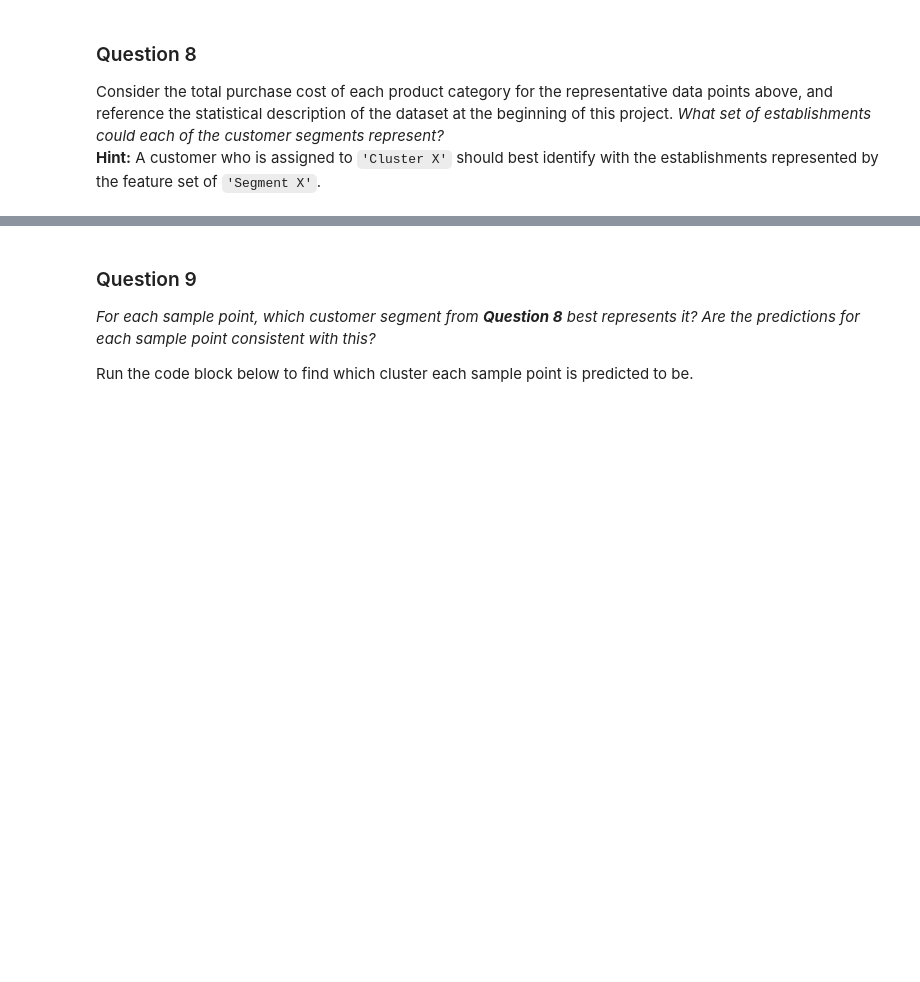
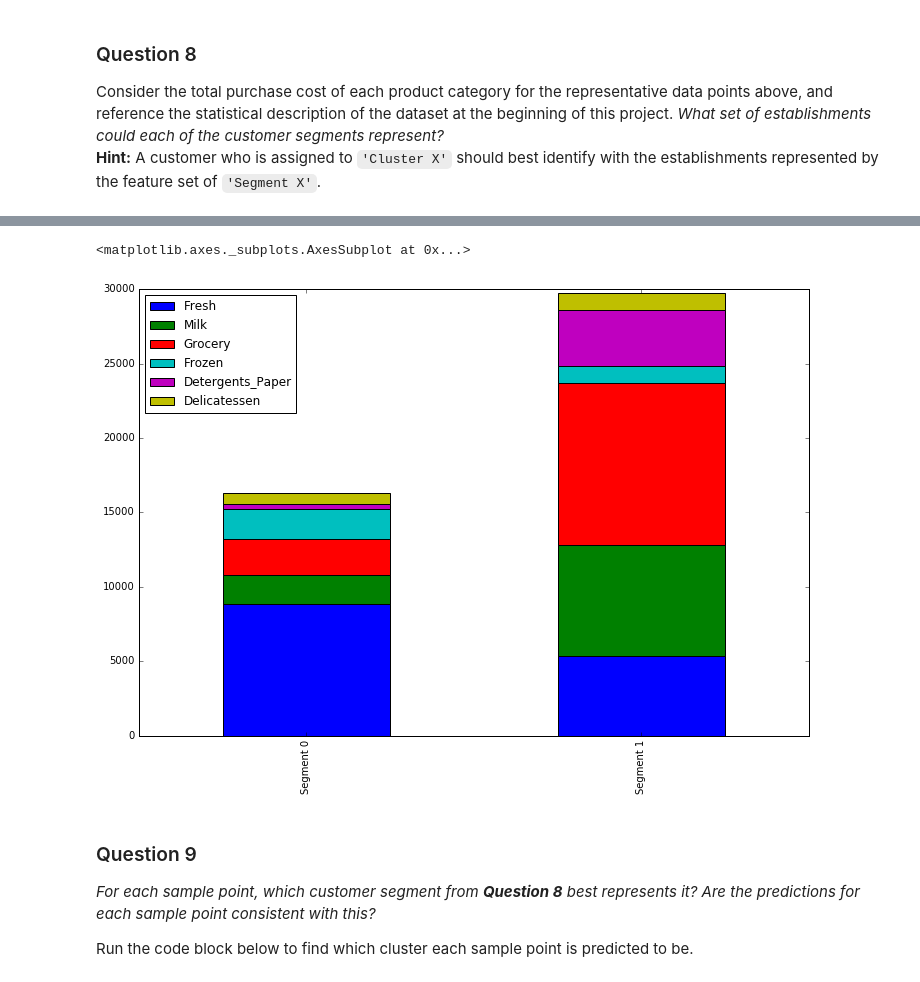
Before and after one commit to airjulio/NanoMachineLearning, a Jupyter notebook: 03_customer_segments/customer_segments.ipynb, the cells around one changed output, grey strips where cells are left out. Drawn from its saved outputs; the diff is of its cells as text; code cells hidden in the pictures; blank space fills up the shorter version.

```diff
--- a/03_customer_segments/customer_segments.ipynb
+++ b/03_customer_segments/customer_segments.ipynb
@@ -455,3 +455,8 @@ Customers the segment 1 have a tendency to buy high amounts of fresh products an
+# %%
+true_centers.plot.bar(figsize=(12,8), stacked=True)
+# %% [output]
+<matplotlib.axes._subplots.AxesSubplot at 0x...>
+[figure, added]
 # %% [markdown]
 ### Question 9
 *For each sample point, which customer segment from* ***Question 8*** *best represents it? Are the predictions for each sample point consistent with this?*
```
Also changed, not shown: parts of 12 cells of this notebook.
